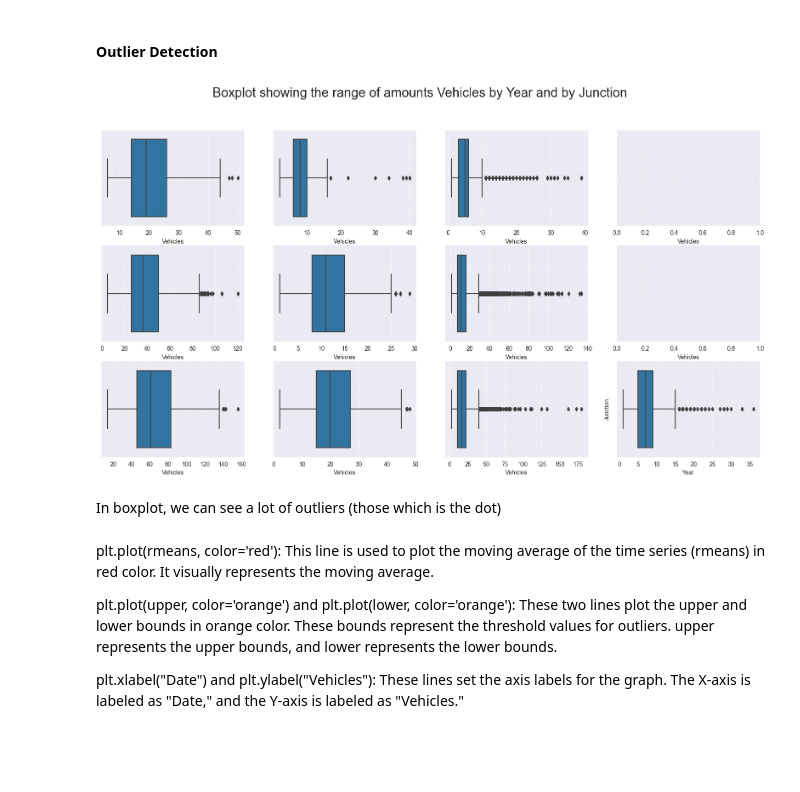
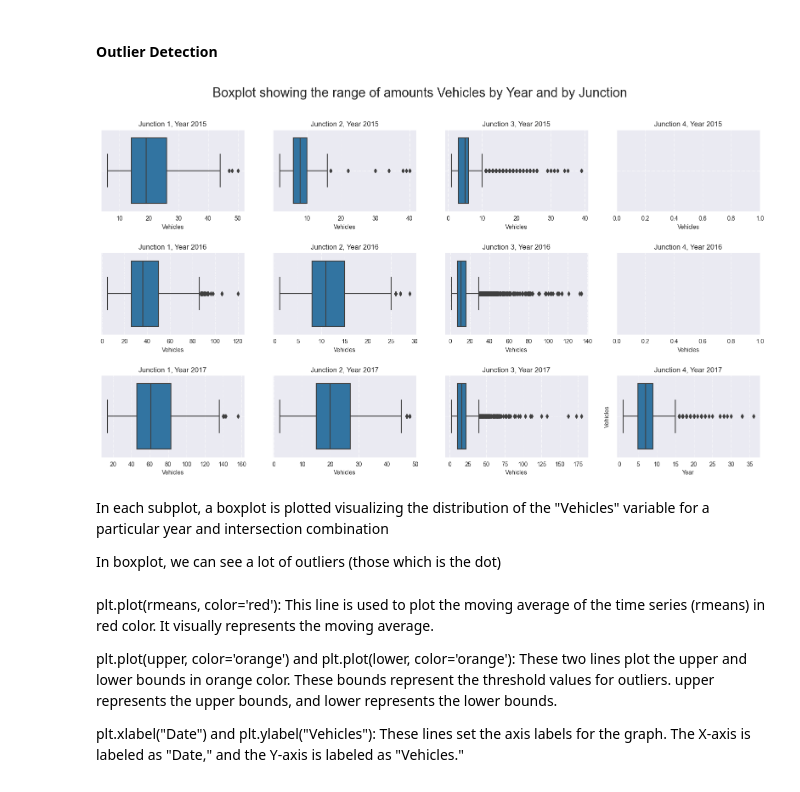
Before and after one commit to yasinsametkaraca/time-series-forecasting, a Jupyter notebook: smart-city/project_lstm.ipynb, the cells around one changed output. Cells and saved outputs as stored; diff of their text form; code cells hidden in the pictures; blank space fills up the shorter version.

```diff
--- a/smart-city/project_lstm.ipynb
+++ b/smart-city/project_lstm.ipynb
@@ -226,17 +233,29 @@ DateTime
 # %%
 f, axis = plt.subplots(3, 4, figsize=(20, 10))
 
 for i, year in zip(range(3), range(2015, 2018)):
   for j, junction in zip(range(4), range(1, 5)):
     sns.boxplot(x=df[(df["Junction"] == junction) & (df["Year"] == year)]['Vehicles'], ax=axis[i, j])
     axis[i, j].grid(True, alpha=0.75, ls='-.')
 
+
+junction_names = ['Junction 1', 'Junction 2', 'Junction 3', 'Junction 4']
+year = 2015
+for i in range(3):
+  for j in range(4):
+    axis[i, j].set_title(f'{junction_names[j]}, Year {year + i}')
+
+
+plt.subplots_adjust(hspace=0.5)  # Add this line to increase the space between subplots
+
 plt.xlabel('Year')
-plt.ylabel('Junction')
+plt.ylabel('Vehicles')
 f.suptitle('Boxplot showing the range of amounts Vehicles by Year and by Junction', fontsize=22)
 plt.show()
 # %% [output]
-[figure, old version]
+[figure, new version]
-# %% [markdown]
-In boxplot, we can see a lot of outliers (those which is the dot)
+# %% [markdown]
+In each subplot, a boxplot is plotted visualizing the distribution of the "Vehicles" variable for a particular year and intersection combination
+
+In boxplot, we can see a lot of outliers (those which is the dot)
 # %%
```
Also changed, not shown: parts of 9 cells of this notebook.
